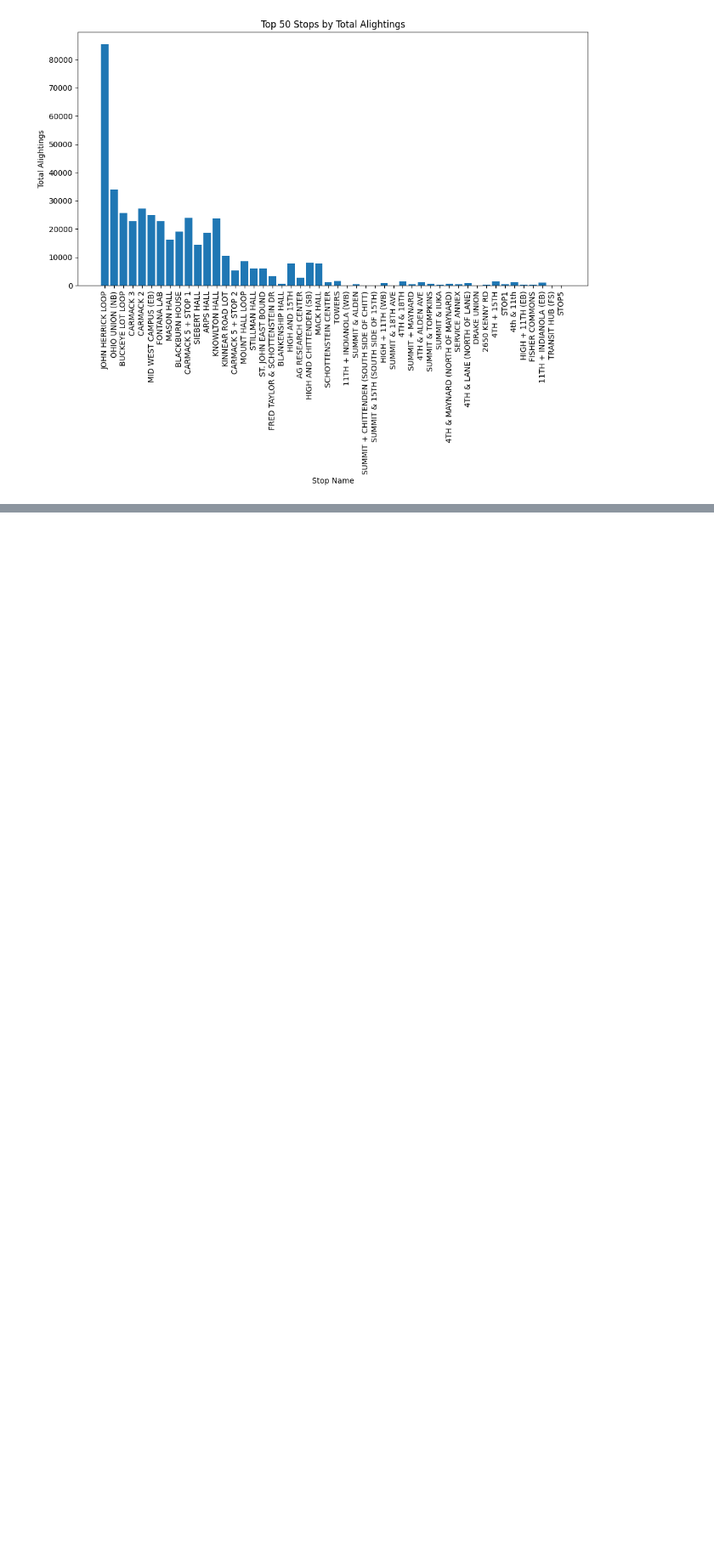
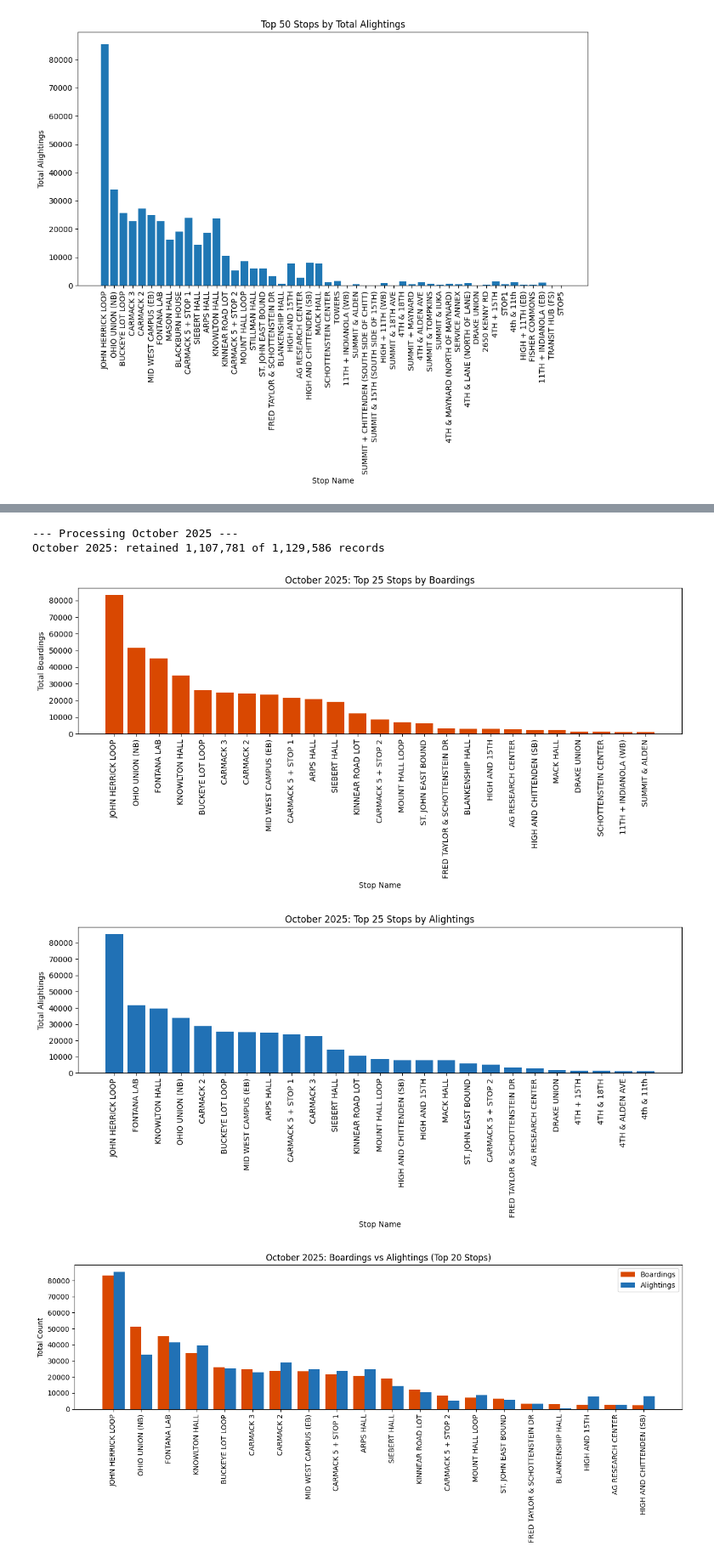
Before and after one commit to morgan1461/transportation-planning, a Jupyter notebook: stop_ridership.ipynb, the cells around one changed output, grey strips where cells are left out. Shown at 85% size. Cells and saved outputs as stored; diff of their text form; code cells hidden in the pictures; blank space fills up the shorter version.

```diff
--- a/stop_ridership.ipynb
+++ b/stop_ridership.ipynb
@@ -648,0 +700,13 @@ boarding_map
+# %%
+import re
+from pathlib import Path
+
+import matplotlib.pyplot as plt
+import folium
+from folium.plugins import HeatMap
+from branca.colormap import linear
+
+
+def _slugify(label):
+    '''Turn a human readable month label (e.g. "October 2025") into a filename-safe slug.'''
+    return re.sub(r'[^a-z0-9]+', '_', label.lower()).strip('_')
@@ -648,0 +1042,32 @@ boarding_map
+# %%
+# Configure every month to process here - add a new entry to batch-produce visualizations for more months.
+month_configs = {
+    'October 2025': {
+        'busstate_df': busstate_dfs[0],
+        'pattern_stops_path': PATTERN_STOPS_PATH + '2025082420251018Sch-PatternStops_oct2025.csv',
+    },
+    'February 2026': {
+        'busstate_df': busstate_dfs[1],
+        'pattern_stops_path': PATTERN_STOPS_PATH + '2026011220260320Sch-PatternStops_1-12-26_3-12-26.csv',
+    },
+}
+
+exclude_run_ids = med_center_run_ids + [football_shuttle_id, schott_shuttle_id]
+
+month_results = {}
+for month_label, config in month_configs.items():
+    month_results[month_label] = process_month(
+        label=month_label,
+        raw_busstate_df=config['busstate_df'],
+        pattern_stops_path=config['pattern_stops_path'],
+        stop_inventory_df=stop_inventory,
+        exclude_run_ids=None,
+        output_dir='visualizations',
+        top_n=25,
+    )
+# %% [output]
+--- Processing October 2025 ---
+October 2025: retained 1,107,781 of 1,129,586 records
+[figure, added]
+[figure, added]
+[figure, added]
```
Also changed, not shown: parts of 19 cells of this notebook.
